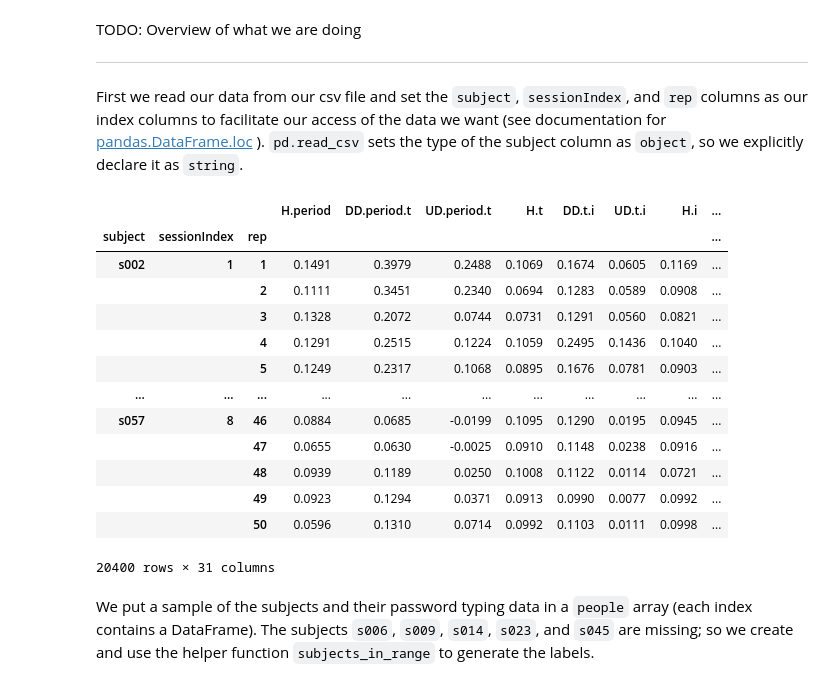
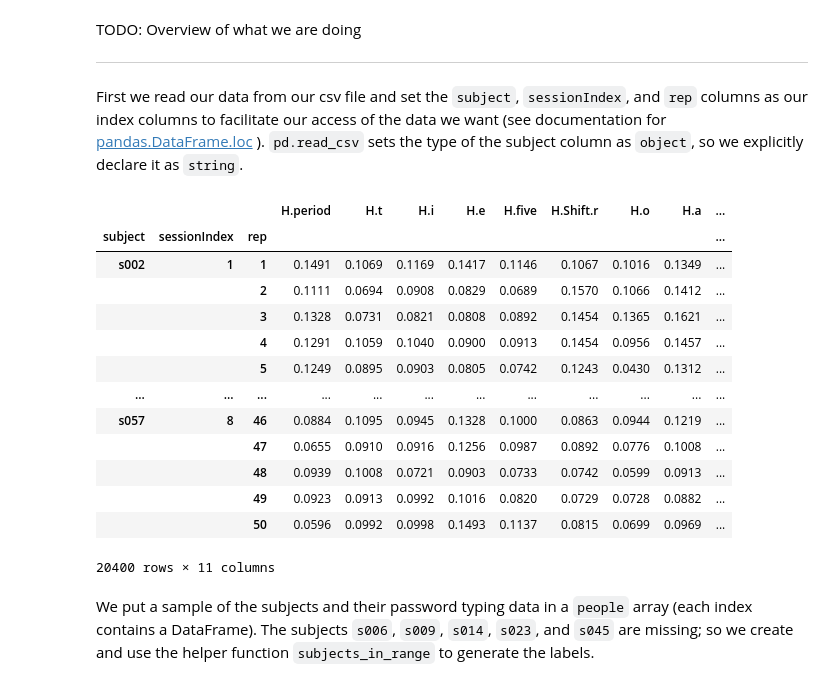
Before and after one commit to edgarlepe/Persistence, a Jupyter notebook: Project/hold_time_analysis.ipynb, the cells around one changed output. Cells and saved outputs as stored; diff of their text form; code cells hidden in the pictures.

Commit message:
Seperated csv data for individual analysis

```diff
--- a/Project/TDA_Project_v2.ipynb
+++ b/Project/hold_time_analysis.ipynb
@@ -12,27 +12,27 @@ explicitly declare it as `string`.
 # %%
 import gudhi as gd
 import pandas as pd
 
-strong_password_data_frame = pd.read_csv('data/DSL-StrongPasswordData.csv',
+hold_time_data_frame = pd.read_csv('data/hold_time_typing_data.csv',
                                    # declare type of 'subject' column
                                    dtype = {'subject' : 'string'},
                                    index_col = ['subject', 'sessionIndex', 'rep'])
-strong_password_data_frame
+hold_time_data_frame
 # %% [output]
-|  |  |  | H.period | DD.period.t | UD.period.t | H.t | DD.t.i | UD.t.i | H.i | ... |
-| subject | sessionIndex | rep |  |  |  |  |  |  |  | ... |
-| s002 | 1 | 1 | 0.1491 | 0.3979 | 0.2488 | 0.1069 | 0.1674 | 0.0605 | 0.1169 | ... |
-|  |  | 2 | 0.1111 | 0.3451 | 0.2340 | 0.0694 | 0.1283 | 0.0589 | 0.0908 | ... |
-|  |  | 3 | 0.1328 | 0.2072 | 0.0744 | 0.0731 | 0.1291 | 0.0560 | 0.0821 | ... |
-|  |  | 4 | 0.1291 | 0.2515 | 0.1224 | 0.1059 | 0.2495 | 0.1436 | 0.1040 | ... |
-|  |  | 5 | 0.1249 | 0.2317 | 0.1068 | 0.0895 | 0.1676 | 0.0781 | 0.0903 | ... |
-| ... | ... | ... | ... | ... | ... | ... | ... | ... | ... | ... |
-| s057 | 8 | 46 | 0.0884 | 0.0685 | -0.0199 | 0.1095 | 0.1290 | 0.0195 | 0.0945 | ... |
-|  |  | 47 | 0.0655 | 0.0630 | -0.0025 | 0.0910 | 0.1148 | 0.0238 | 0.0916 | ... |
-|  |  | 48 | 0.0939 | 0.1189 | 0.0250 | 0.1008 | 0.1122 | 0.0114 | 0.0721 | ... |
-|  |  | 49 | 0.0923 | 0.1294 | 0.0371 | 0.0913 | 0.0990 | 0.0077 | 0.0992 | ... |
-|  |  | 50 | 0.0596 | 0.1310 | 0.0714 | 0.0992 | 0.1103 | 0.0111 | 0.0998 | ... |
+|  |  |  | H.period | H.t | H.i | H.e | H.five | H.Shift.r | H.o | H.a | ... |
+| subject | sessionIndex | rep |  |  |  |  |  |  |  |  | ... |
+| s002 | 1 | 1 | 0.1491 | 0.1069 | 0.1169 | 0.1417 | 0.1146 | 0.1067 | 0.1016 | 0.1349 | ... |
+|  |  | 2 | 0.1111 | 0.0694 | 0.0908 | 0.0829 | 0.0689 | 0.1570 | 0.1066 | 0.1412 | ... |
+|  |  | 3 | 0.1328 | 0.0731 | 0.0821 | 0.0808 | 0.0892 | 0.1454 | 0.1365 | 0.1621 | ... |
+|  |  | 4 | 0.1291 | 0.1059 | 0.1040 | 0.0900 | 0.0913 | 0.1454 | 0.0956 | 0.1457 | ... |
+|  |  | 5 | 0.1249 | 0.0895 | 0.0903 | 0.0805 | 0.0742 | 0.1243 | 0.0430 | 0.1312 | ... |
+| ... | ... | ... | ... | ... | ... | ... | ... | ... | ... | ... | ... |
+| s057 | 8 | 46 | 0.0884 | 0.1095 | 0.0945 | 0.1328 | 0.1000 | 0.0863 | 0.0944 | 0.1219 | ... |
+|  |  | 47 | 0.0655 | 0.0910 | 0.0916 | 0.1256 | 0.0987 | 0.0892 | 0.0776 | 0.1008 | ... |
+|  |  | 48 | 0.0939 | 0.1008 | 0.0721 | 0.0903 | 0.0733 | 0.0742 | 0.0599 | 0.0913 | ... |
+|  |  | 49 | 0.0923 | 0.0913 | 0.0992 | 0.1016 | 0.0820 | 0.0729 | 0.0728 | 0.0882 | ... |
+|  |  | 50 | 0.0596 | 0.0992 | 0.0998 | 0.1493 | 0.1137 | 0.0815 | 0.0699 | 0.0969 | ... |
-20400 rows × 31 columns
+20400 rows × 11 columns
 # %% [markdown]
 We put a sample of the subjects and their password typing data in a `people`
 array (each index contains a DataFrame). The subjects `s006`, `s009`, `s014`,
```
Also changed, not shown: parts of 3 cells of this notebook, 3 other files.
